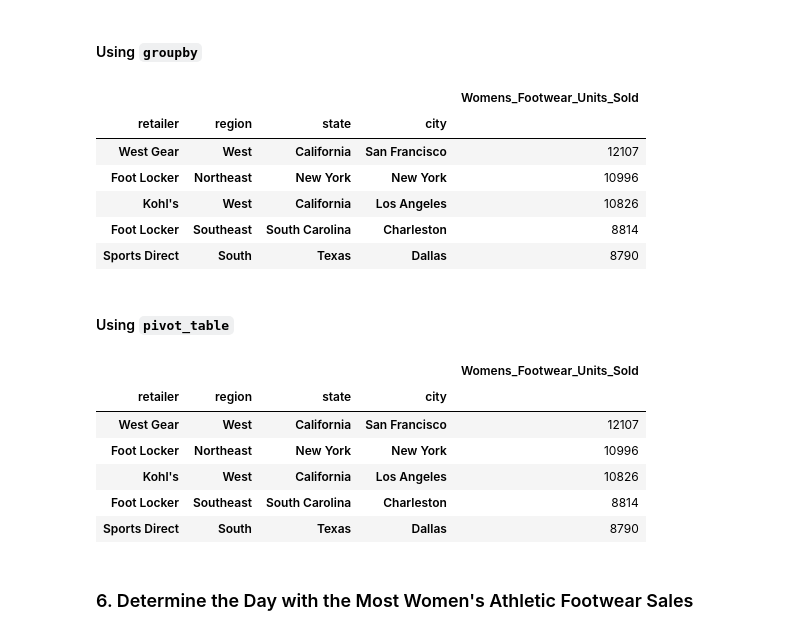
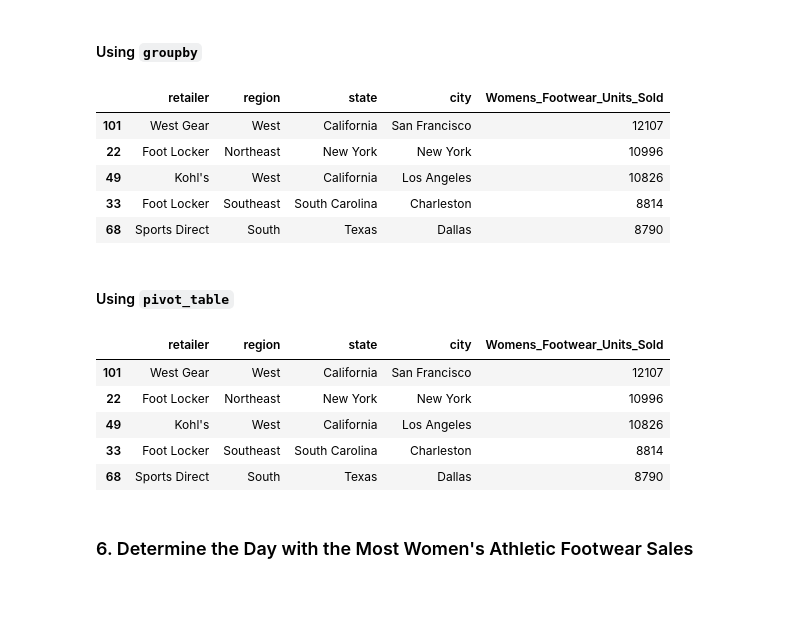
Before and after one commit to hackerbyhobby/athletic_sales_analysis, a Jupyter notebook: athletic_sales_analysis.ipynb, the cells around one changed output. Drawn from its saved outputs; the diff is of its cells as text; code cells hidden in the pictures; blank space fills up the shorter version.

```diff
--- a/athletic_sales_analysis.ipynb
+++ b/athletic_sales_analysis.ipynb
@@ -329,7 +329,12 @@ pivot_df.sort_values(by='Total Sales', ascending=False).head()
 # %% [markdown]
 ### 5. Determine which Retailer Sold the Most Women's Athletic Footwear
 # %%
-# Filter the sales data to get the women's athletic footwear sales data.
+# Filter the sales data to get the women's athletic footwear sales data. product = "Women's Athletic Footwear"
+
+# Filter the sales data to get the women's athletic footwear sales data
+womens_athletic_footwear_df = combined_df[combined_df['product'] == "Women's Athletic Footwear"]
+
+womens_athletic_footwear_df
 # %% [output]
 |  | retailer | retailer_id | invoice_date | region | state | city | product | price_per_unit | units_sold | ... |
 | 21 | Foot Locker | 1185732 | 2020-01-04 | Northeast | New York | New York | Women's Athletic Footwear | 36 | 281 | ... |
@@ -347,37 +352,39 @@ pivot_df.sort_values(by='Total Sales', ascending=False).head()
 # %% [markdown]
 #### Using `groupby`
 # %%
-# Show the total number of women's athletic footwear sold for each retailer, region, state, and city.
+# Show the total number of women's athletic footwear sold for each retailer, region, state, and city. Use groupby.
 # Rename the "units_sold" column to "Womens_Footwear_Units_Sold"
+grouped_df = womens_athletic_footwear_df.groupby(['retailer', 'region', 'state', 'city']).agg(Womens_Footwear_Units_Sold=('units_sold', 'sum')).reset_index()
 
 
 # Show the top 5 results.
+grouped_df.sort_values(by='Womens_Footwear_Units_Sold', ascending=False).head()
 # %% [output]
-|  |  |  |  | Womens_Footwear_Units_Sold |
-| retailer | region | state | city |  |
-| West Gear | West | California | San Francisco | 12107 |
-| Foot Locker | Northeast | New York | New York | 10996 |
-| Kohl's | West | California | Los Angeles | 10826 |
-| Foot Locker | Southeast | South Carolina | Charleston | 8814 |
-| Sports Direct | South | Texas | Dallas | 8790 |
+|  | retailer | region | state | city | Womens_Footwear_Units_Sold |
+| 101 | West Gear | West | California | San Francisco | 12107 |
+| 22 | Foot Locker | Northeast | New York | New York | 10996 |
+| 49 | Kohl's | West | California | Los Angeles | 10826 |
+| 33 | Foot Locker | Southeast | South Carolina | Charleston | 8814 |
+| 68 | Sports Direct | South | Texas | Dallas | 8790 |
 # %% [markdown]
 #### Using `pivot_table`
 # %%
-# Show the total number of women's athletic footwear sold for each retailer, region, state, and city.
+# Show the total number of women's athletic footwear sold for each retailer, region, state, and city. Use pivot_table.
 
 
 # Rename the "units_sold" column to "Womens_Footwear_Units_Sold"
+pivot_df = womens_athletic_footwear_df.pivot_table(index=['retailer', 'region', 'state', 'city'], values='units_sold', aggfunc='sum').reset_index().rename(columns={'units_sold': 'Womens_Footwear_Units_Sold'})
 
 
 # Show the top 5 results.
+pivot_df.sort_values(by='Womens_Footwear_Units_Sold', ascending=False).head()
 # %% [output]
-|  |  |  |  | Womens_Footwear_Units_Sold |
-| retailer | region | state | city |  |
-| West Gear | West | California | San Francisco | 12107 |
-| Foot Locker | Northeast | New York | New York | 10996 |
-| Kohl's | West | California | Los Angeles | 10826 |
-| Foot Locker | Southeast | South Carolina | Charleston | 8814 |
-| Sports Direct | South | Texas | Dallas | 8790 |
+|  | retailer | region | state | city | Womens_Footwear_Units_Sold |
+| 101 | West Gear | West | California | San Francisco | 12107 |
+| 22 | Foot Locker | Northeast | New York | New York | 10996 |
+| 49 | Kohl's | West | California | Los Angeles | 10826 |
+| 33 | Foot Locker | Southeast | South Carolina | Charleston | 8814 |
+| 68 | Sports Direct | South | Texas | Dallas | 8790 |
 # %% [markdown]
 ### 6. Determine the Day with the Most Women's Athletic Footwear Sales
 # %%
```
